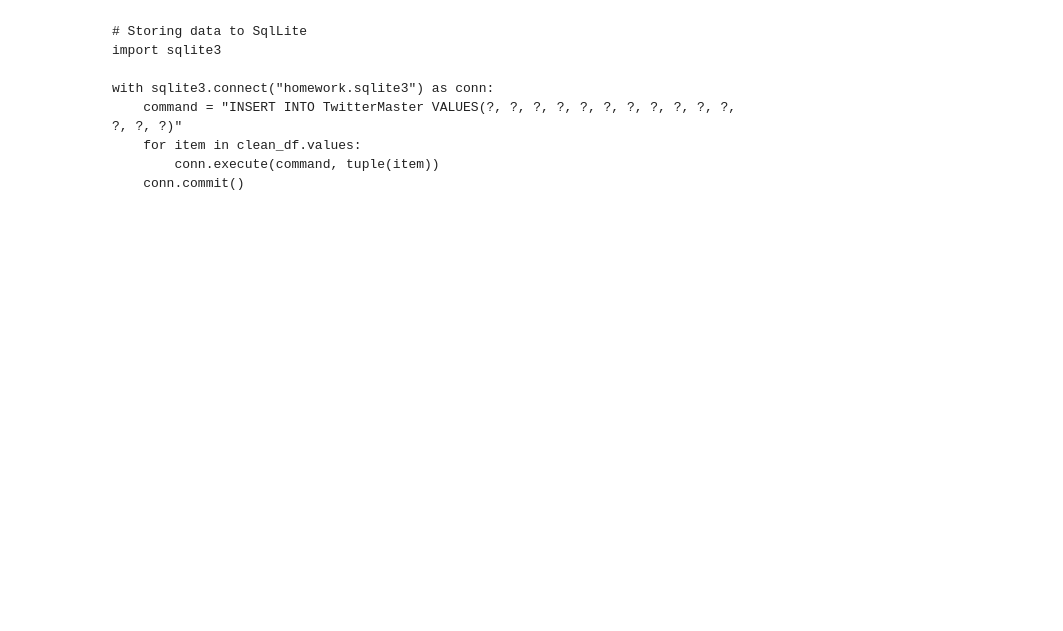
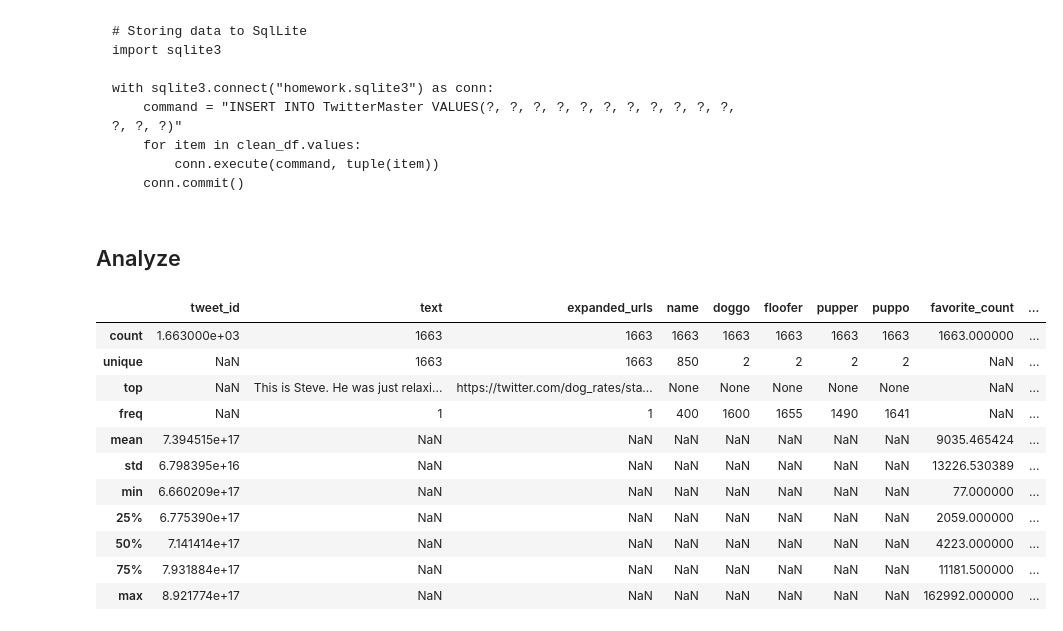
Before and after one commit to MohamedElgohary2012/udacity-wrangle-and-analyze-data, a Jupyter notebook: wrangle_act.ipynb, the cells around one changed output. Cells and saved outputs as stored; diff of their text form; code cells hidden in the pictures; blank space fills up the shorter version.

````diff
--- a/wrangle_act.ipynb
+++ b/wrangle_act.ipynb
@@ -690,3 +690,20 @@ with sqlite3.connect("homework.sqlite3") as conn:
         conn.execute(command, tuple(item))
     conn.commit()
 ```
+# %% [markdown]
+## Analyze
+# %%
+clean_df.describe(include='all')
+# %% [output]
+|  | tweet_id | text | expanded_urls | name | doggo | floofer | pupper | puppo | favorite_count | ... |
+| count | 1.663000e+03 | 1663 | 1663 | 1663 | 1663 | 1663 | 1663 | 1663 | 1663.000000 | ... |
+| unique | NaN | 1663 | 1663 | 850 | 2 | 2 | 2 | 2 | NaN | ... |
+| top | NaN | This is Steve. He was just relaxi... | https://twitter.com/dog_rates/sta... | None | None | None | None | None | NaN | ... |
+| freq | NaN | 1 | 1 | 400 | 1600 | 1655 | 1490 | 1641 | NaN | ... |
+| mean | 7.394515e+17 | NaN | NaN | NaN | NaN | NaN | NaN | NaN | 9035.465424 | ... |
+| std | 6.798395e+16 | NaN | NaN | NaN | NaN | NaN | NaN | NaN | 13226.530389 | ... |
+| min | 6.660209e+17 | NaN | NaN | NaN | NaN | NaN | NaN | NaN | 77.000000 | ... |
+| 25% | 6.775390e+17 | NaN | NaN | NaN | NaN | NaN | NaN | NaN | 2059.000000 | ... |
+| 50% | 7.141414e+17 | NaN | NaN | NaN | NaN | NaN | NaN | NaN | 4223.000000 | ... |
+| 75% | 7.931884e+17 | NaN | NaN | NaN | NaN | NaN | NaN | NaN | 11181.500000 | ... |
+| max | 8.921774e+17 | NaN | NaN | NaN | NaN | NaN | NaN | NaN | 162992.000000 | ... |
````
Also changed, not shown: parts of 9 cells of this notebook.
